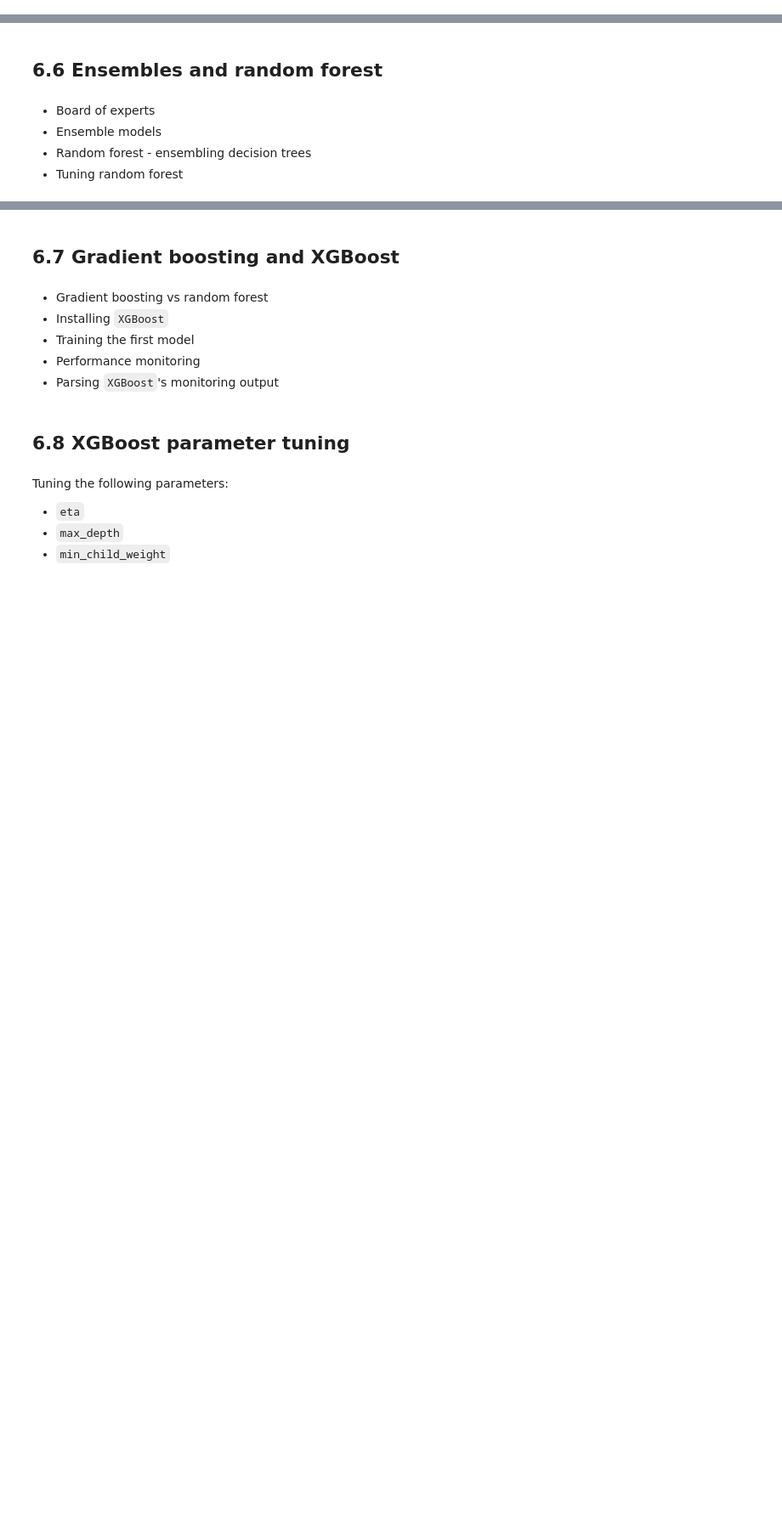
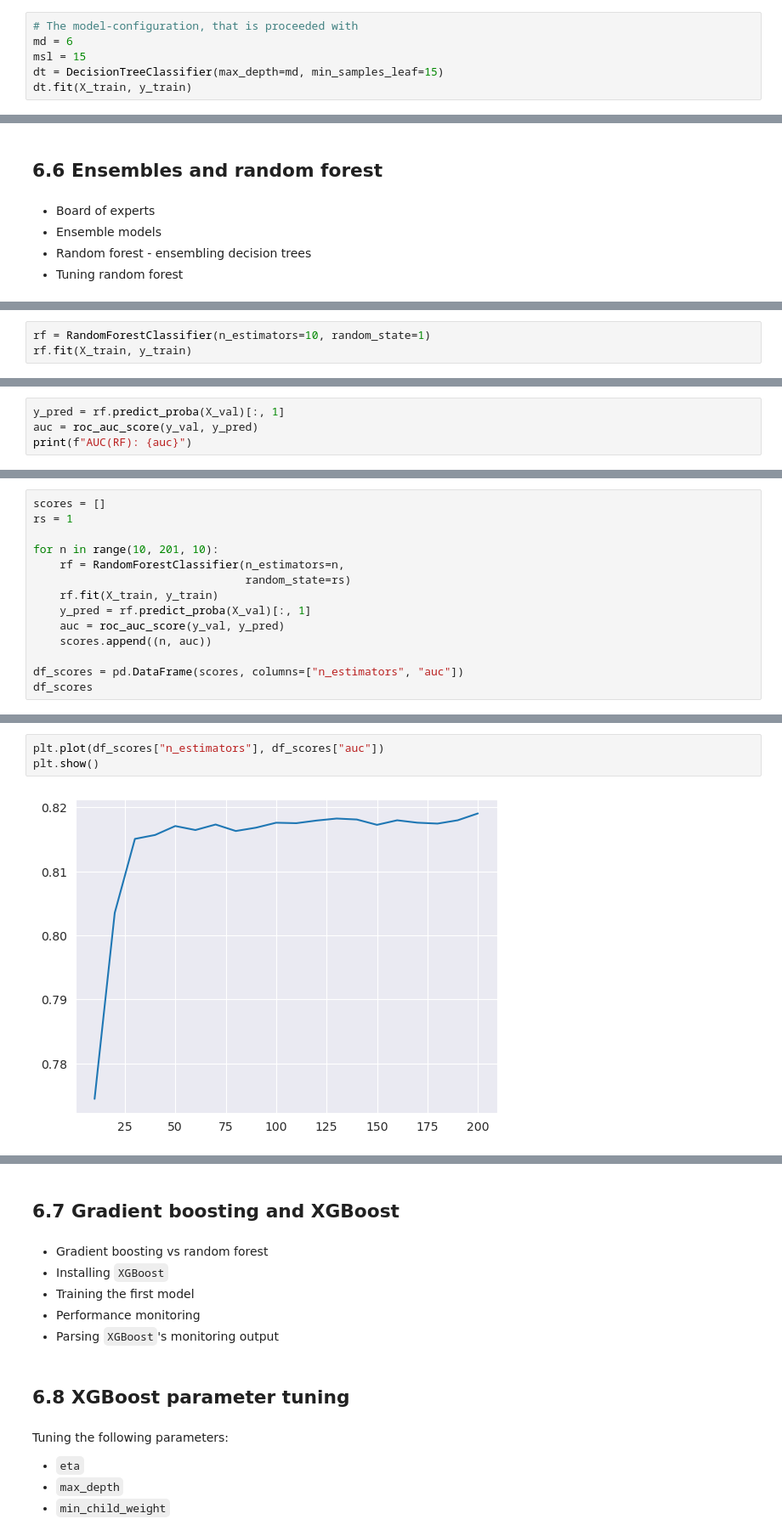
Before and after one commit to joweyel/ml-zoomcamp-material, a Jupyter notebook: 06-trees/code/section6-notebook.ipynb, the cells around one changed output, grey strips where cells are left out. Shown at 85% size. Drawn from its saved outputs; the diff is of its cells as text; blank space fills up the shorter version.

```diff
--- a/06-trees/code/section6-notebook.ipynb
+++ b/06-trees/code/section6-notebook.ipynb
@@ -786,0 +897,6 @@ TODO
+# %%
+# The model-configuration, that is proceeded with
+md = 6
+msl = 15
+dt = DecisionTreeClassifier(max_depth=md, min_samples_leaf=15)
+dt.fit(X_train, y_train)
@@ -793,0 +927,3 @@ TODO
+# %%
+rf = RandomForestClassifier(n_estimators=10, random_state=1)
+rf.fit(X_train, y_train)
@@ -793,0 +932,4 @@ TODO
+# %%
+y_pred = rf.predict_proba(X_val)[:, 1]
+auc = roc_auc_score(y_val, y_pred)
+print(f"AUC(RF): {auc}")
@@ -793,0 +946,14 @@ TODO
+# %%
+scores = []
+rs = 1
+
+for n in range(10, 201, 10):
+    rf = RandomForestClassifier(n_estimators=n,
+                                random_state=rs)
+    rf.fit(X_train, y_train)
+    y_pred = rf.predict_proba(X_val)[:, 1]
+    auc = roc_auc_score(y_val, y_pred)
+    scores.append((n, auc))
+
+df_scores = pd.DataFrame(scores, columns=["n_estimators", "auc"])
+df_scores
@@ -793,0 +978,5 @@ TODO
+# %%
+plt.plot(df_scores["n_estimators"], df_scores["auc"])
+plt.show()
+# %% [output]
+[figure, added]
```
Also changed, not shown: parts of 51 cells of this notebook, 4 other files.
